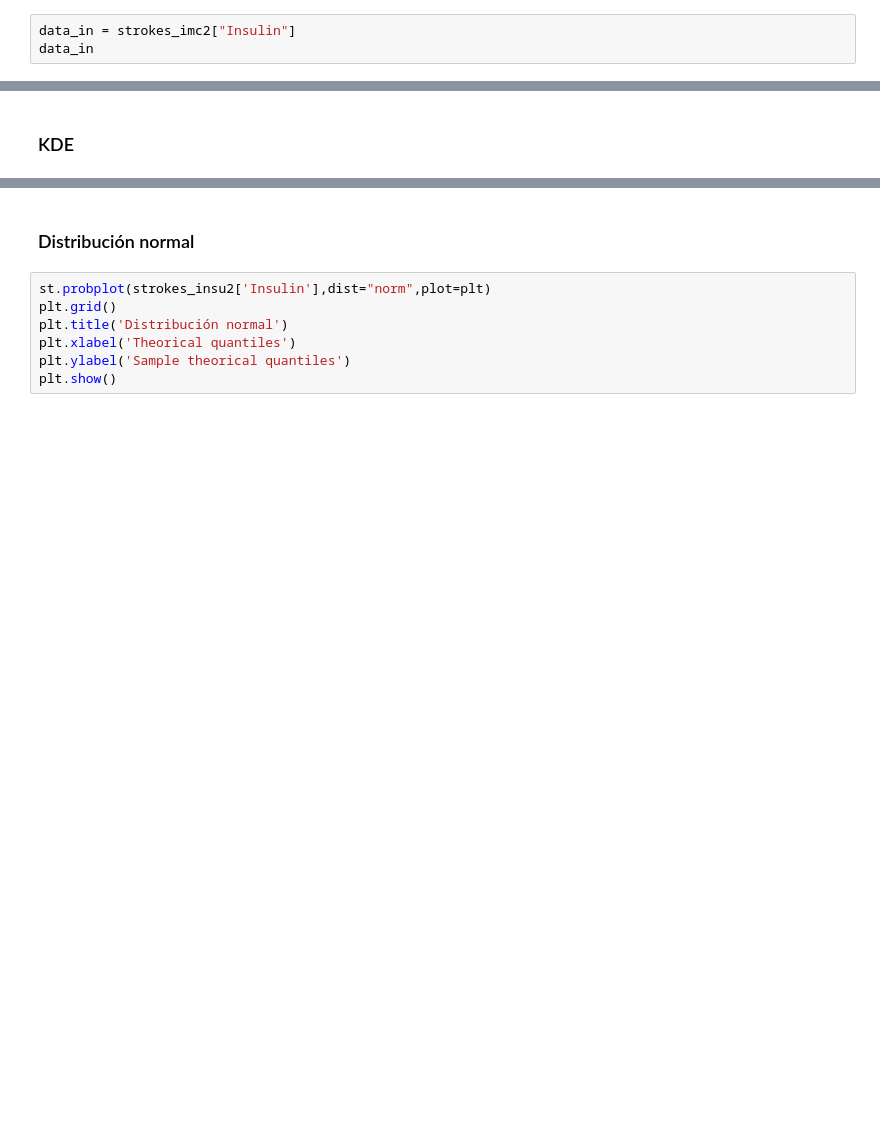
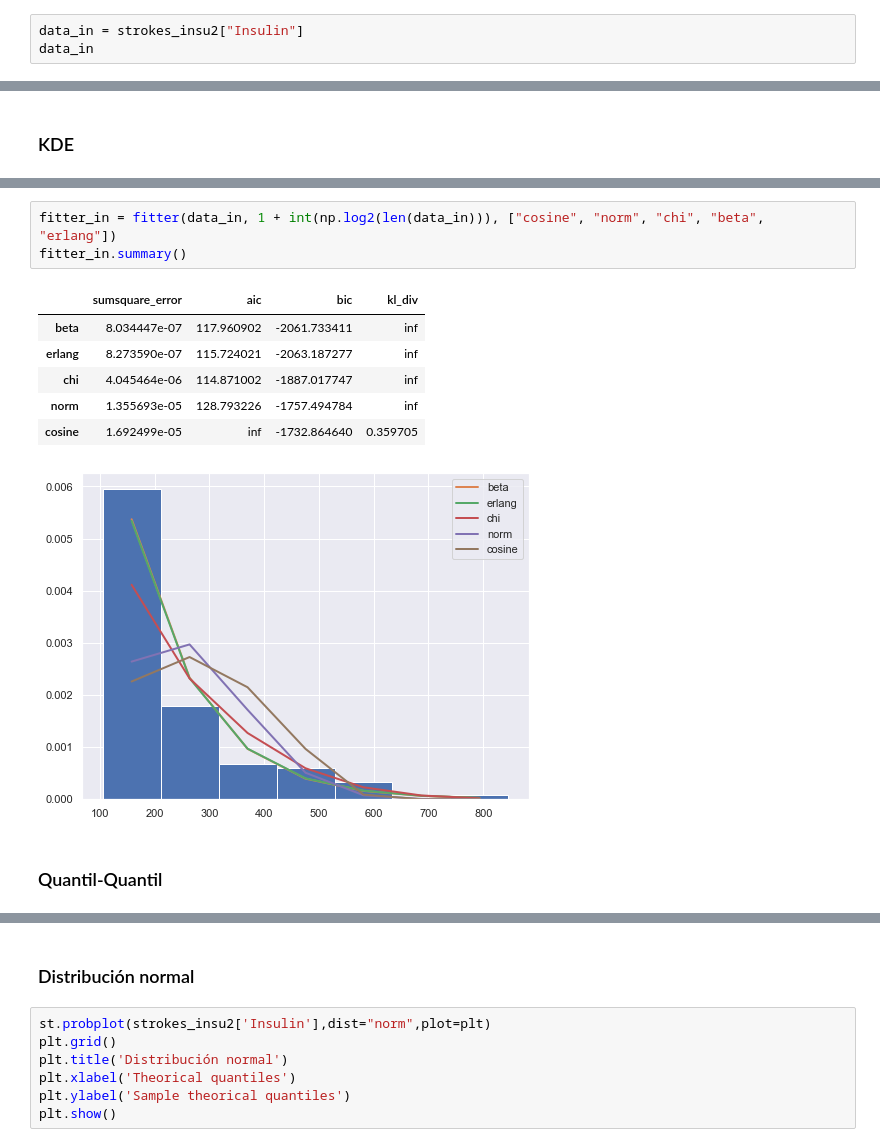
Before and after one commit to Carolina1002/PROYECTO_CBARBA_MAOCHOA, a Jupyter notebook: Proyecto_CBARBA_MAOCHOA.ipynb, the cells around one changed output, grey strips where cells are left out. Drawn from its saved outputs; the diff is of its cells as text; blank space fills up the shorter version.

```diff
--- a/Proyecto_CBARBA_MAOCHOA.ipynb
+++ b/Proyecto_CBARBA_MAOCHOA.ipynb
@@ -627,6 +627,6 @@ plt.show()
 # %% [output]
 [figure]
 # %%
-data_in = strokes_imc2["Insulin"]
+data_in = strokes_insu2["Insulin"]
 data_in
 # %% [output]
@@ -648,0 +727,13 @@ Name: Insulin, Length: 266, dtype: int64
+# %%
+fitter_in = fitter(data_in, 1 + int(np.log2(len(data_in))), ["cosine", "norm", "chi", "beta", "erlang"])
+fitter_in.summary()
+# %% [output]
+|  | sumsquare_error | aic | bic | kl_div |
+| beta | 8.034447e-07 | 117.960902 | -2061.733411 | inf |
+| erlang | 8.273590e-07 | 115.724021 | -2063.187277 | inf |
+| chi | 4.045464e-06 | 114.871002 | -1887.017747 | inf |
+| norm | 1.355693e-05 | 128.793226 | -1757.494784 | inf |
+| cosine | 1.692499e-05 | inf | -1732.864640 | 0.359705 |
+[figure, added]
+# %% [markdown]
+### Quantil-Quantil
```
Also changed, not shown: parts of 42 cells of this notebook.
